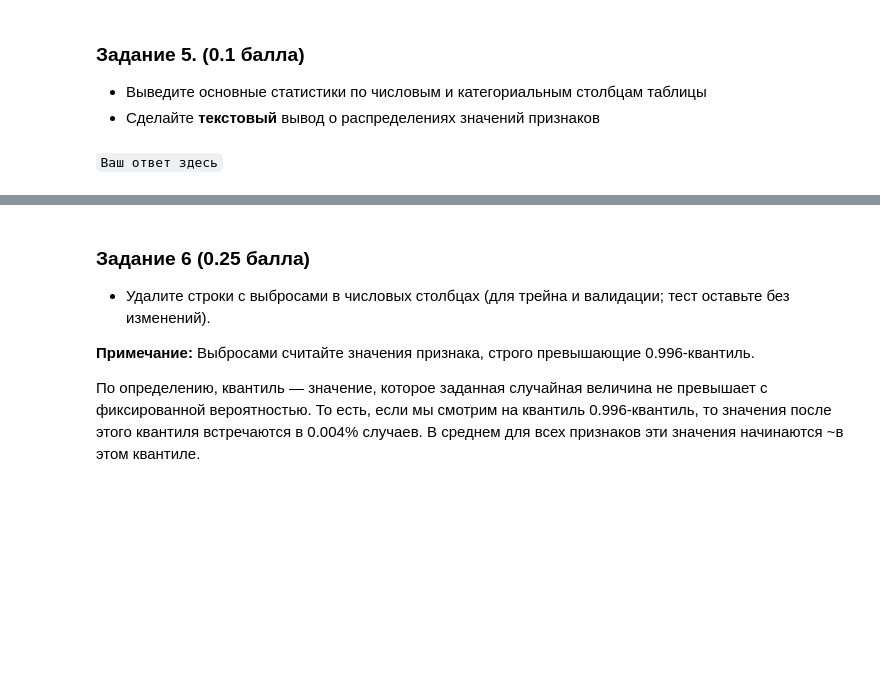
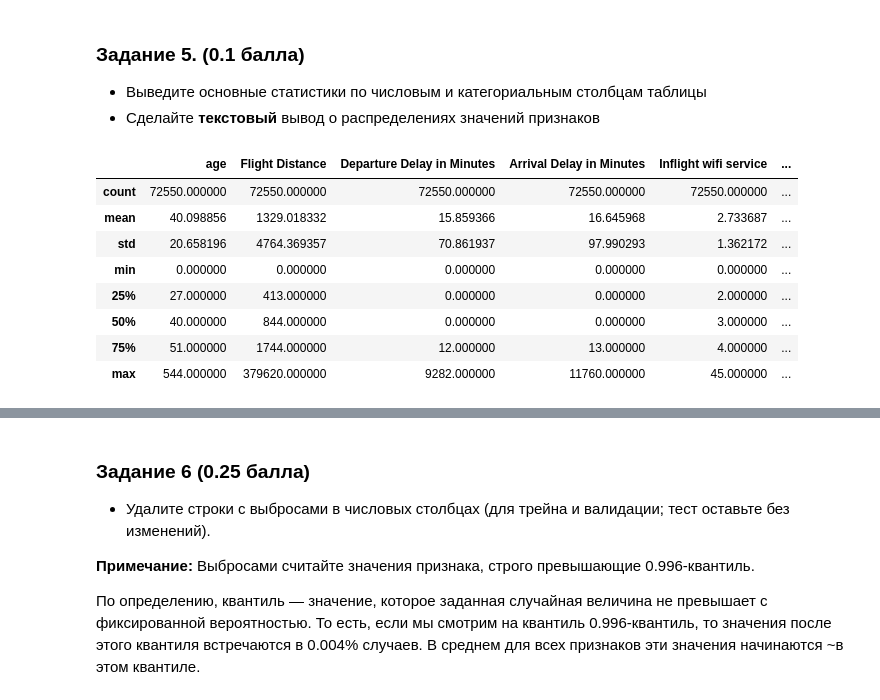
Before and after one commit to VladislavTokarev02/AI_ML_homework, a Jupyter notebook: Hometasks/Base/AI_HW4_woodenML_base.ipynb, the cells around one changed output, grey strips where cells are left out. Saved outputs shown, nothing was run; the diff lists cells and outputs as text; code cells hidden in the pictures; blank space fills up the shorter version.

```diff
--- a/Hometasks/Base/AI_HW4_woodenML_base.ipynb
+++ b/Hometasks/Base/AI_HW4_woodenML_base.ipynb
@@ -336,8 +315,8 @@ print(f"Число пропусков в X_val до преобразование
 
 for col in X_train.columns:
   most_freq = X_train[col].mode()[0]
-  X_train[col].fillna(most_freq, inplace = True)
-  X_val[col].fillna(most_freq, inplace = True)
+  X_train[col] = X_train[col].fillna(most_freq)
+  X_val[col] = X_val[col].fillna(most_freq)
 
 print(f"Число пропусков в X_train после преобразования модой: {X_train.isna().sum()}")
 print(f"Число пропусков в X_val после преобразования модой: {X_val.isna().sum()}")
@@ -398,2 +346,12 @@ dtype: int64
-# %% [markdown]
-`Ваш ответ здесь`
+# %%
+X_train.describe()
+# %% [output]
+|  | age | Flight Distance | Departure Delay in Minutes | Arrival Delay in Minutes | Inflight wifi service | ... |
+| count | 72550.000000 | 72550.000000 | 72550.000000 | 72550.000000 | 72550.000000 | ... |
+| mean | 40.098856 | 1329.018332 | 15.859366 | 16.645968 | 2.733687 | ... |
+| std | 20.658196 | 4764.369357 | 70.861937 | 97.990293 | 1.362172 | ... |
+| min | 0.000000 | 0.000000 | 0.000000 | 0.000000 | 0.000000 | ... |
+| 25% | 27.000000 | 413.000000 | 0.000000 | 0.000000 | 2.000000 | ... |
+| 50% | 40.000000 | 844.000000 | 0.000000 | 0.000000 | 3.000000 | ... |
+| 75% | 51.000000 | 1744.000000 | 12.000000 | 13.000000 | 4.000000 | ... |
+| max | 544.000000 | 379620.000000 | 9282.000000 | 11760.000000 | 45.000000 | ... |
```
Also changed, not shown: parts of 8 cells of this notebook.
